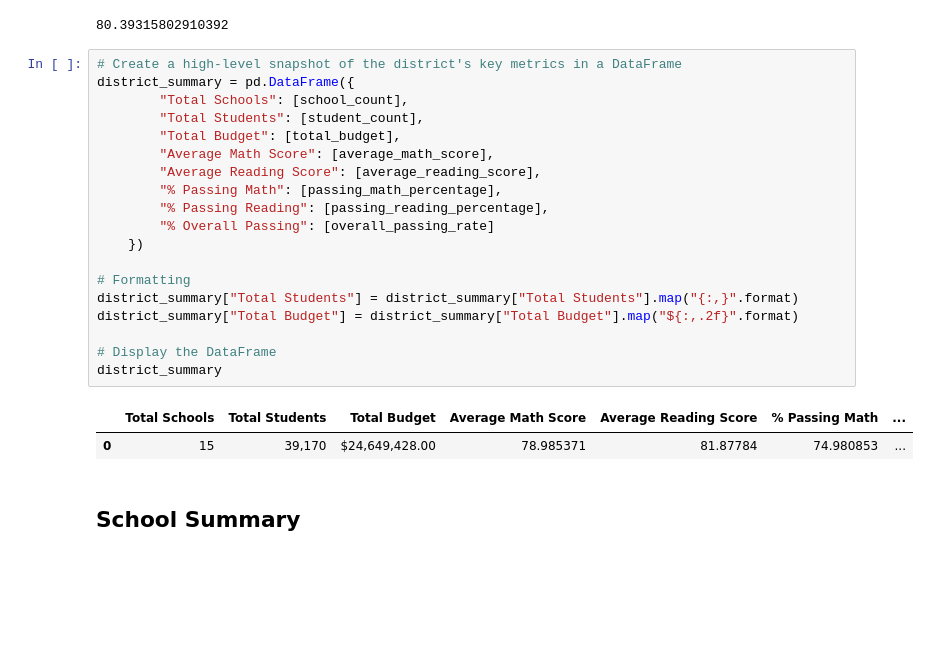
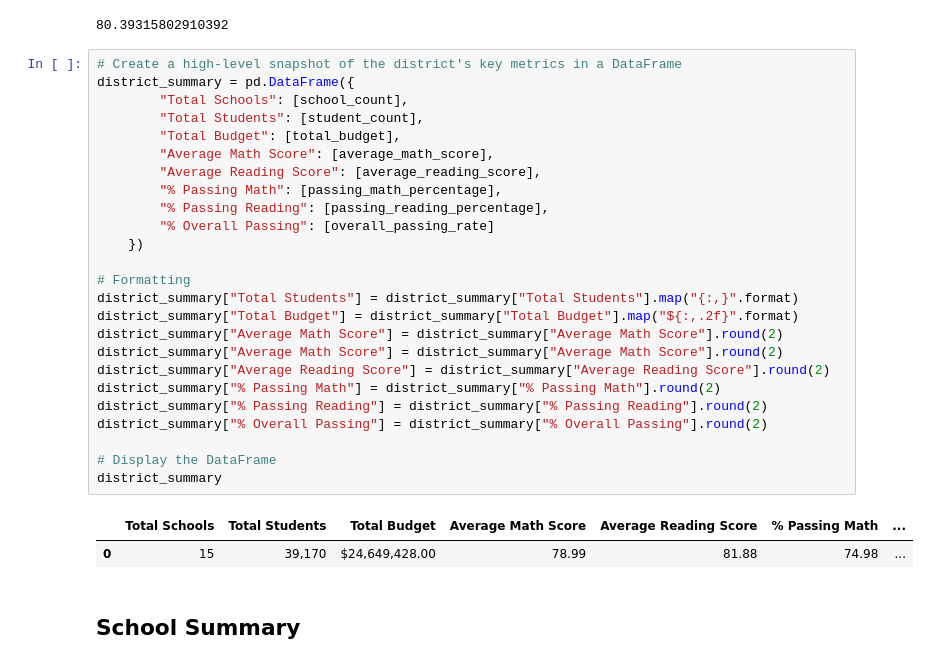
Before and after one commit to Houdini24/Pandas_Challenge, a Jupyter notebook: PyCitySchools/PyCitySchools_starter.ipynb, the cells around one changed output. Drawn from its saved outputs; the diff is of its cells as text; blank space fills up the shorter version.

```diff
--- a/PyCitySchools/PyCitySchools_starter.ipynb
+++ b/PyCitySchools/PyCitySchools_starter.ipynb
@@ -84,25 +84,31 @@ overall_passing_rate
 # %%
 # Create a high-level snapshot of the district's key metrics in a DataFrame
 district_summary = pd.DataFrame({
         "Total Schools": [school_count],
         "Total Students": [student_count],
         "Total Budget": [total_budget],
         "Average Math Score": [average_math_score],
         "Average Reading Score": [average_reading_score],
         "% Passing Math": [passing_math_percentage],
         "% Passing Reading": [passing_reading_percentage],
         "% Overall Passing": [overall_passing_rate]
     })
 
 # Formatting
 district_summary["Total Students"] = district_summary["Total Students"].map("{:,}".format)
 district_summary["Total Budget"] = district_summary["Total Budget"].map("${:,.2f}".format)
+district_summary["Average Math Score"] = district_summary["Average Math Score"].round(2)
+district_summary["Average Math Score"] = district_summary["Average Math Score"].round(2)
+district_summary["Average Reading Score"] = district_summary["Average Reading Score"].round(2)
+district_summary["% Passing Math"] = district_summary["% Passing Math"].round(2)
+district_summary["% Passing Reading"] = district_summary["% Passing Reading"].round(2)
+district_summary["% Overall Passing"] = district_summary["% Overall Passing"].round(2)
 
 # Display the DataFrame
 district_summary
 # %% [output]
 |  | Total Schools | Total Students | Total Budget | Average Math Score | Average Reading Score | % Passing Math | ... |
-| 0 | 15 | 39,170 | $24,649,428.00 | 78.985371 | 81.87784 | 74.980853 | ... |
+| 0 | 15 | 39,170 | $24,649,428.00 | 78.99 | 81.88 | 74.98 | ... |
 # %% [markdown]
 ## School Summary
 # %%
```
Also changed, not shown: parts of 25 cells of this notebook.
